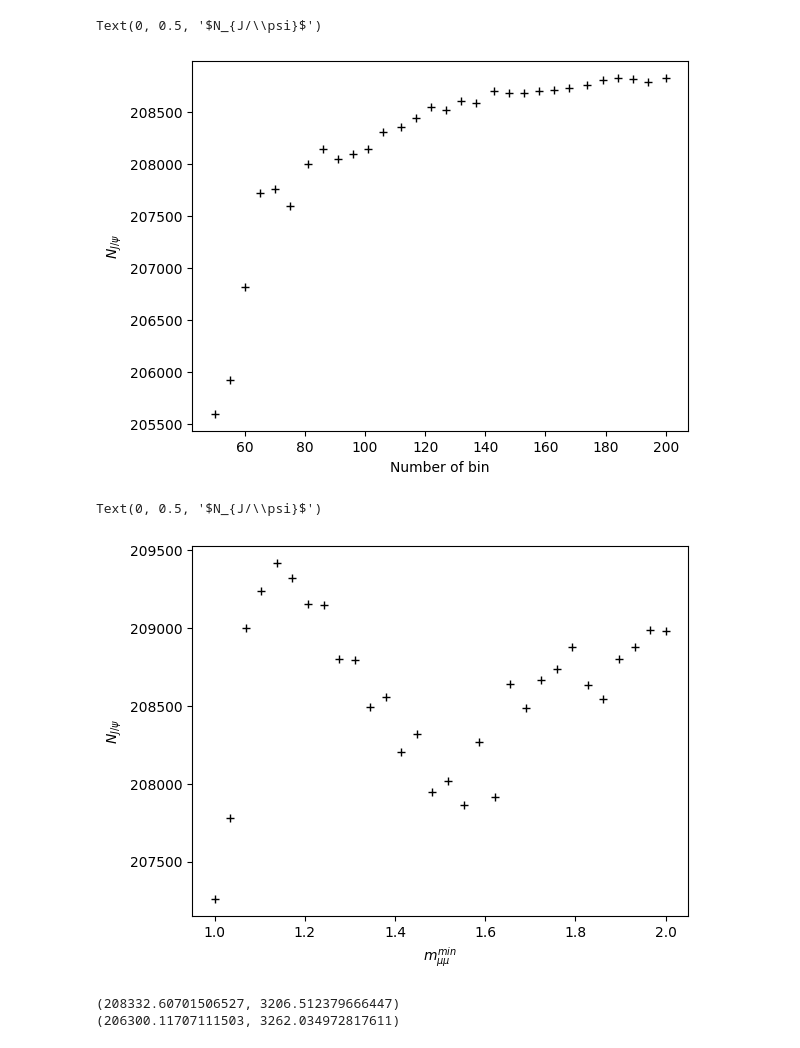
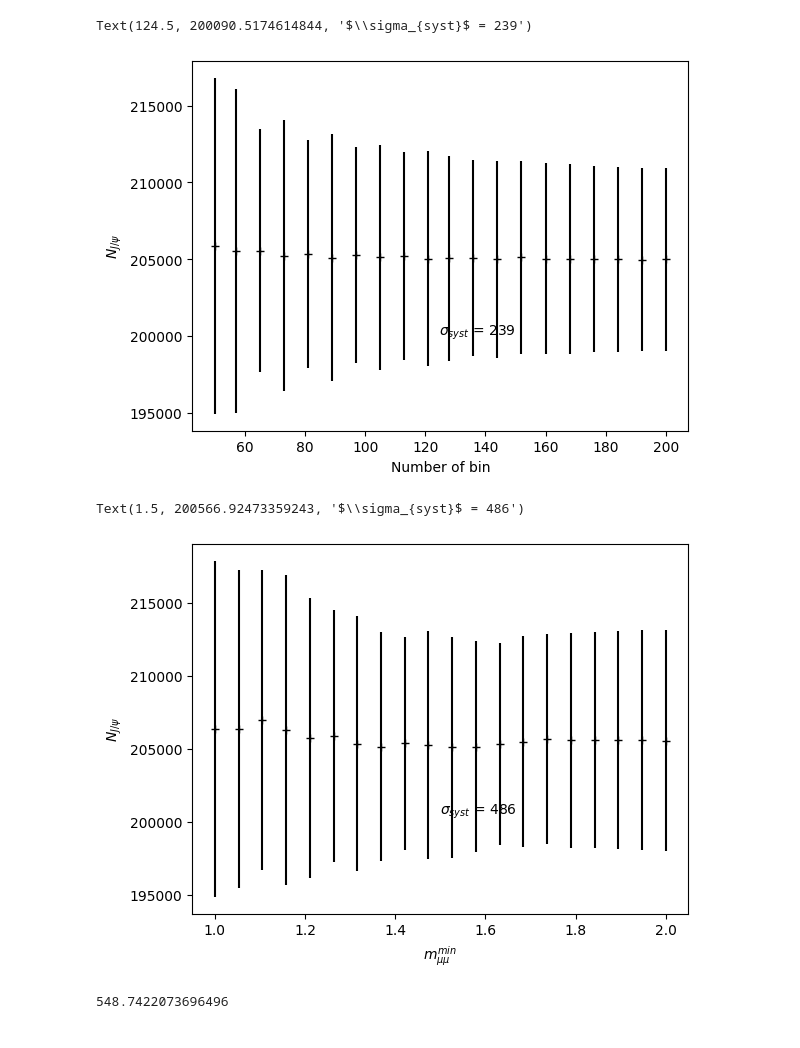
Before and after one commit to nantes-m2-rps-exp/qqbar2mumu-2023, a Jupyter notebook: notebooks/fit.ipynb, the cells around one changed output. Drawn from its saved outputs; the diff is of its cells as text; code cells hidden in the pictures.

Commit message:
separated JPsi and Psi2S, single fitroutine function

```diff
--- a/notebooks/fit.ipynb
+++ b/notebooks/fit.ipynb
@@ -11,7 +11,7 @@ import warnings
 # Global variables
 # ----------------
 
-x0, x1 = 1, 10  # Integration interval
+x0, x1 = 1, 100  # Integration interval
 fit_on = True
 nruns = 108  #  all: 108
 # %%
@@ -148,6 +229,18 @@ def fillhist(h,type,pTl,pTu):
         h.fill(A)
     f.close()
 
+# p0
+def p0reso(resofunc, hJPsi, hPsi2S):
+    if resofunc is CB2:
+        p0tails = [9.96e-01, 3.04e+00, 1.82e+00, 2.55e+01]
+        p0JPsi = np.array([(hJPsi[3.10*1j]), 3.10, 7.29e-02, *p0tails])
+        p0Psi2S = np.array([(hPsi2S[3.68*1j]), 3.68, 7.29e-02, *p0tails])
+    elif resofunc is NA60:
+        p0tails = [1, 1.8, 1, 1, 1, 1, 1, 1]
+        p0JPsi = np.array([(hJPsi[3.10*1j]), 3.10, 7.29e-02, *p0tails])
+        p0Psi2S = np.array([(hPsi2S[3.68*1j]), 3.68, 7.29e-02, *p0tails])
+    return p0JPsi, p0Psi2S
+
 # Make bounds
 def mklb(p0, var):
     return p0*(1-np.sign(p0)*var)
@@ -461,43 +602,58 @@ finalfit(100, 1.5, 5.0, bgfunc=expVWG, plot_on=True)
 #  nbin systematic analysis
 #  ------------------------
 
-nbins = np.linspace(50,200,30, dtype=np.int16)
+nbins = np.linspace(50,200,20, dtype=np.int16)
 NJPsi_nbin = []
 errNJPsi_nbin = []
 for nbin in nbins:
-    NJPsi, errNJPsi = finalfit(nbin,1.5,5.0, plot_on=False)
+    NJPsi, errNJPsi = fitroutine(0, 1000, axes=None, nbin=nbin, massmin=1.5, massmax=5.0,
+                                 resofunc=CB2, bgfunc=expinterp,
+                                 plot_on=False)
     NJPsi_nbin.append(NJPsi)
     errNJPsi_nbin.append(errNJPsi)
 
-plt.plot(nbins, NJPsi_nbin, "+k")
+plt.errorbar(nbins, NJPsi_nbin, errNJPsi_nbin, fmt='+k')
 plt.xlabel('Number of bin')
 plt.ylabel('$N_{J/\psi}$')
+plt.text(np.median(nbins), np.median(NJPsi_nbin)-5e3, f'$\sigma_{{syst}}$ = {syst(NJPsi_nbin):.0f}')
 # %% [output]
-Text(0, 0.5, '$N_{J/\\psi}$')
+Text(124.5, 200090.5174614844, '$\\sigma_{syst}$ = 239')
-[figure, old version]
+[figure, new version]
 # %%
 #  massmin systematic analysis
 #  ---------------------------
 
-massmins = np.linspace(1,2,30)
+massmins = np.linspace(1,2,20)
 NJPsi_massmin = []
 errNJPsi_massmin = []
 for massmin in massmins:
-    NJPsi, errNJPsi = finalfit(90, massmin, 4.5, plot_on=False)
+    NJPsi, errNJPsi = fitroutine(0, 1000, axes=None, nbin=90, massmin=massmin, massmax=5.0,
+                                 resofunc=CB2, bgfunc=expinterp,
+                                 plot_on=False)
     NJPsi_massmin.append(NJPsi)
     errNJPsi_massmin.append(errNJPsi)
 
-plt.plot(massmins, NJPsi_massmin, "+k")
+plt.errorbar(massmins, NJPsi_massmin, errNJPsi_massmin, fmt="+k")
 plt.xlabel('$m_{\mu\mu}^{min}$')
 plt.ylabel('$N_{J/\psi}$')
+plt.text(np.median(massmins), np.median(NJPsi_massmin)-5e3, f'$\sigma_{{syst}}$ = {syst(NJPsi_massmin):.0f}')
 # %% [output]
-Text(0, 0.5, '$N_{J/\\psi}$')
+Text(1.5, 200566.92473359243, '$\\sigma_{syst}$ = 486')
-[figure, old version]
+[figure, new version]
 # %%
-#  Background function systematic analysis
-#  ---------------------------------------
-print(finalfit(90, 1.5, 5, bgfunc=expVWG))
-print(finalfit(90, 1.5, 5, bgfunc=expinterp))
+#  Models systematic analysis
+#  --------------------------
+model_tests = []
+models = (CB2, NA60, expVWG, expinterp)
+combi = ((CB2, expVWG), (CB2, expinterp), (NA60, expVWG), (NA60, expinterp)) # all combinations of models
+for resofunc, bgfunc in combi:
+    model_tests.append(fitroutine(0, 1000, axes=None, nbin=90, massmin=1.5, massmax=5.0,
+                                  resofunc=resofunc, bgfunc=bgfunc, plot_on=False)[0])
-# %% [output]
-(208332.60701506527, 3206.512379666447)
-(206300.11707111503, 3262.034972817611)
+# %%
+#  Systematic analysis
+#  -------------------
+NJPsi_tests = np.concatenate((NJPsi_nbin, NJPsi_massmin, model_tests))
+errsyst = syst(NJPsi_tests)
+print(errsyst)
+# %% [output]
+548.7422073696496
```
Also changed, not shown: parts of 7 cells of this notebook.
